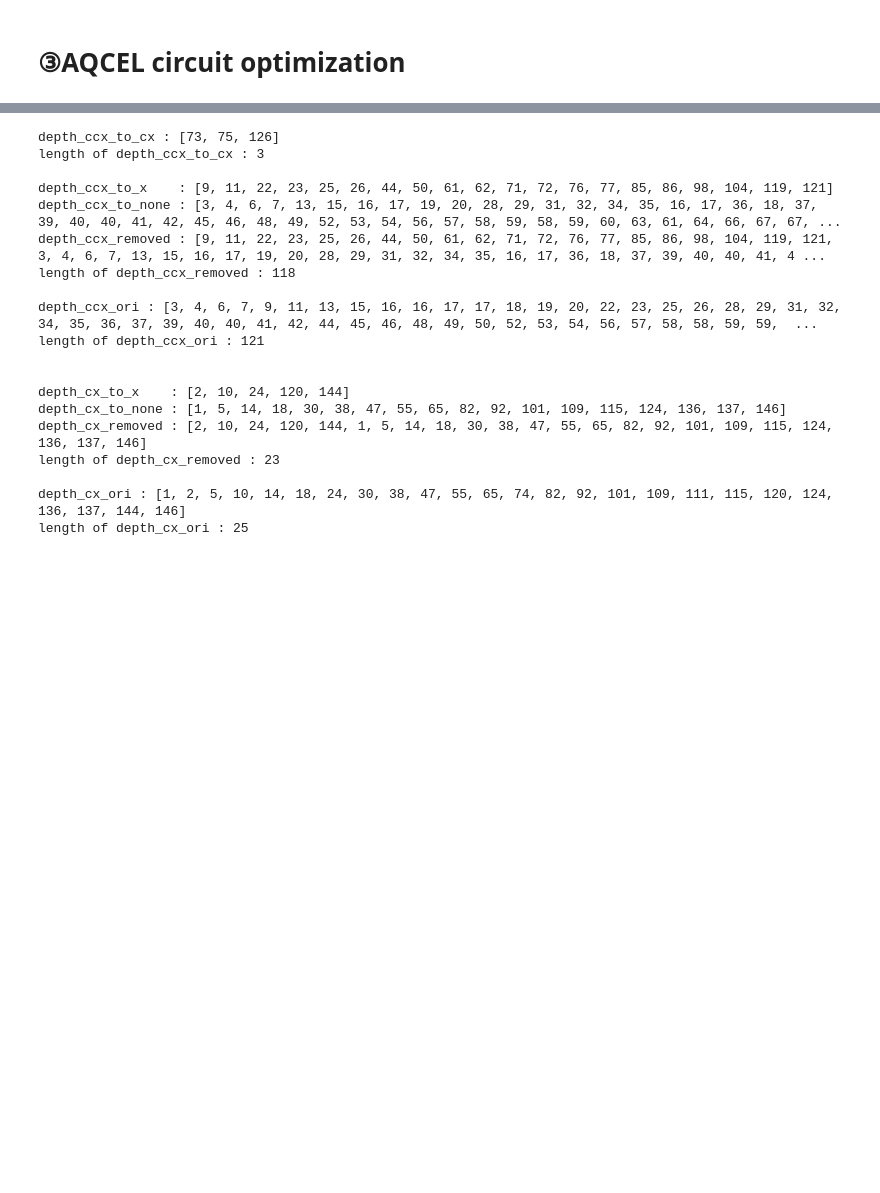
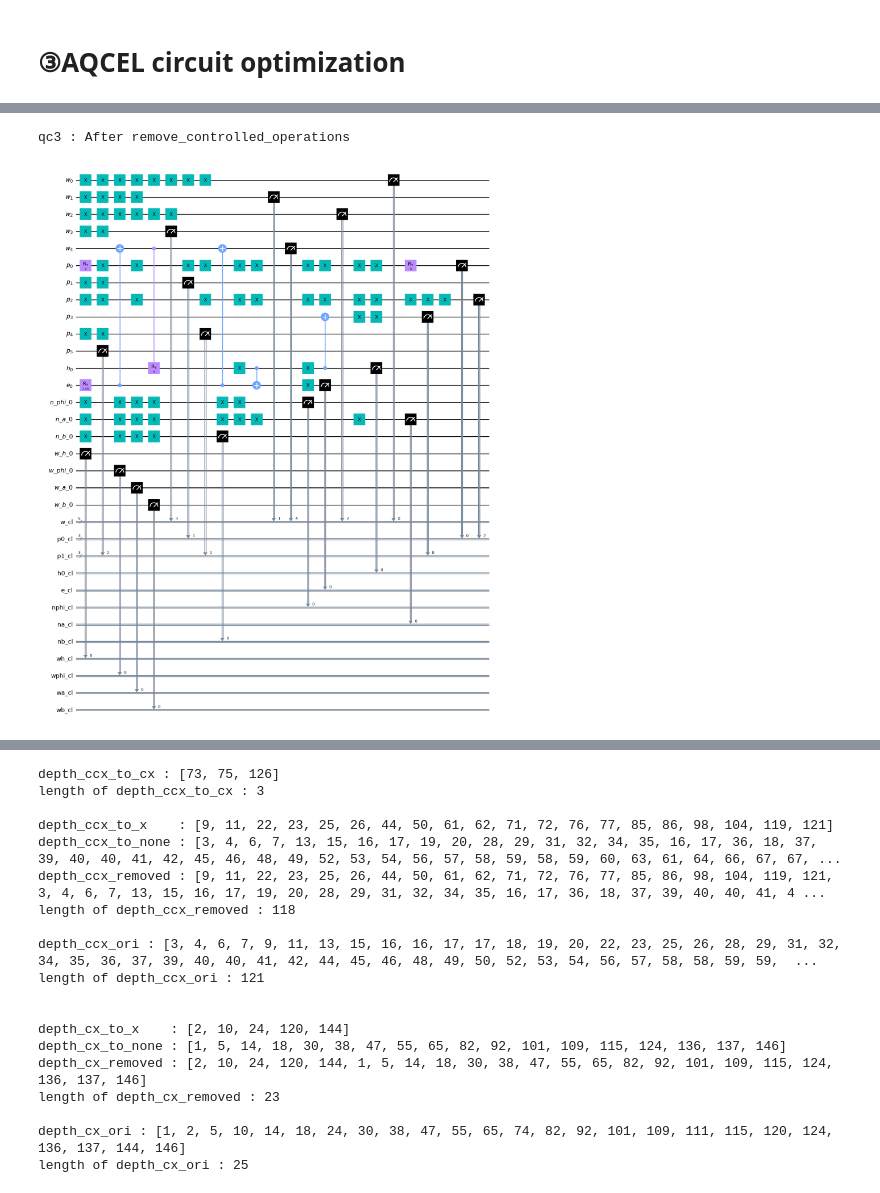
Before and after one commit to LBNL-HEP-QIS/QuantumPartonShower, a Jupyter notebook: qiskit_code/PS_LBNL_not_decomposed_1step.ipynb, the cells around one changed output, grey strips where cells are left out. Drawn from its saved outputs; the diff is of its cells as text; code cells hidden in the pictures; blank space fills up the shorter version.

```diff
--- a/qiskit_code/PS_LBNL_not_decomposed_1step.ipynb
+++ b/qiskit_code/PS_LBNL_not_decomposed_1step.ipynb
@@ -88,6 +88,8 @@ target_qc = qc0
 aqcel_results_cc= icepp.pass_manager(target_qc, level=2, backend_tket=sim_b, shots=1024, measure_type='cc').auto_manager()
 result_qc = aqcel_results_cc[0]
 
+qc1, qc2, qc3, qc4, qc6 = aqcel_results_cc[9], aqcel_results_cc[10], aqcel_results_cc[11], aqcel_results_cc[12], aqcel_results_cc[1]
+
 # AQCEL適用にかかった時間をprint
 end_time = time.time()
 execution_time = end_time - start_time
@@ -138,0 +229,9 @@ After AQCEL
+# %%
+#############################
+##### After remove_controlled_operations(qc3) #####
+#############################
+print('qc3 : After remove_controlled_operations')
+qc3.draw('mpl',fold = 100)
+# %% [output]
+qc3 : After remove_controlled_operations
+[figure, added]
```
Also changed, not shown: parts of 15 cells of this notebook.
